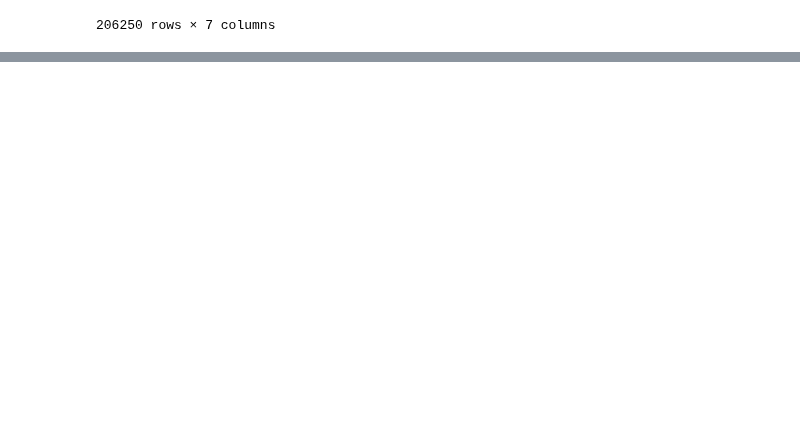
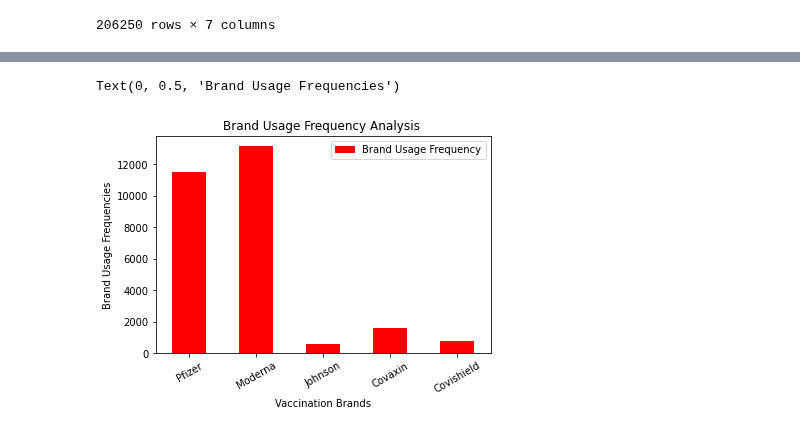
Before and after one commit to Nagmashaik123/Section203-Group06, a Jupyter notebook: Vacc_Brands_TM_Monograms.ipynb, the cells around one changed output, grey strips where cells are left out. Cells and saved outputs as stored; diff of their text form; code cells hidden in the pictures; blank space fills up the shorter version.

```diff
--- a/Vacc_Brands_TM_Monograms.ipynb
+++ b/Vacc_Brands_TM_Monograms.ipynb
@@ -130,0 +113,19 @@ df
+# %%
+from matplotlib import pyplot as plt
+#
+ Create a sample dataframe with an text index
+
+plotdata = pd.DataFrame(
+    {"Brand Usage Frequency": brandUsageFreq},
+    index= vaccineBrands)
+# Plot a bar chart
+plotdata.plot(kind="bar", color=['red'])
+
+# Rotate the x-labels by 30 degrees, and keep the text aligned horizontally
+plt.xticks(rotation=30, horizontalalignment="center")
+plt.title("Brand Usage Frequency Analysis ")
+plt.xlabel("Vaccination Brands")
+plt.ylabel("Brand Usage Frequencies")
+# %% [output]
+Text(0, 0.5, 'Brand Usage Frequencies')
+[figure, added]
```
Also changed, not shown: parts of 7 cells of this notebook.
